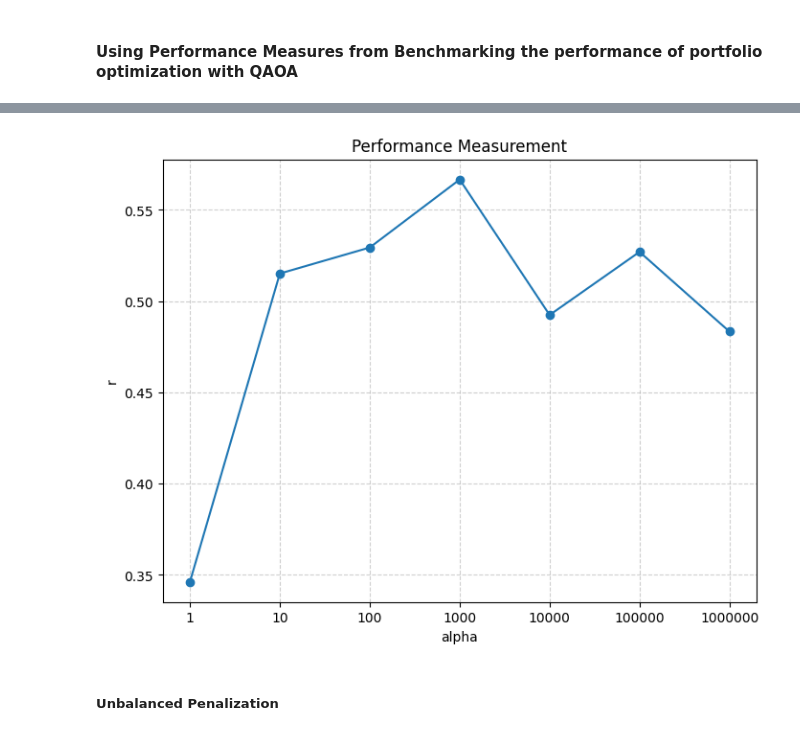
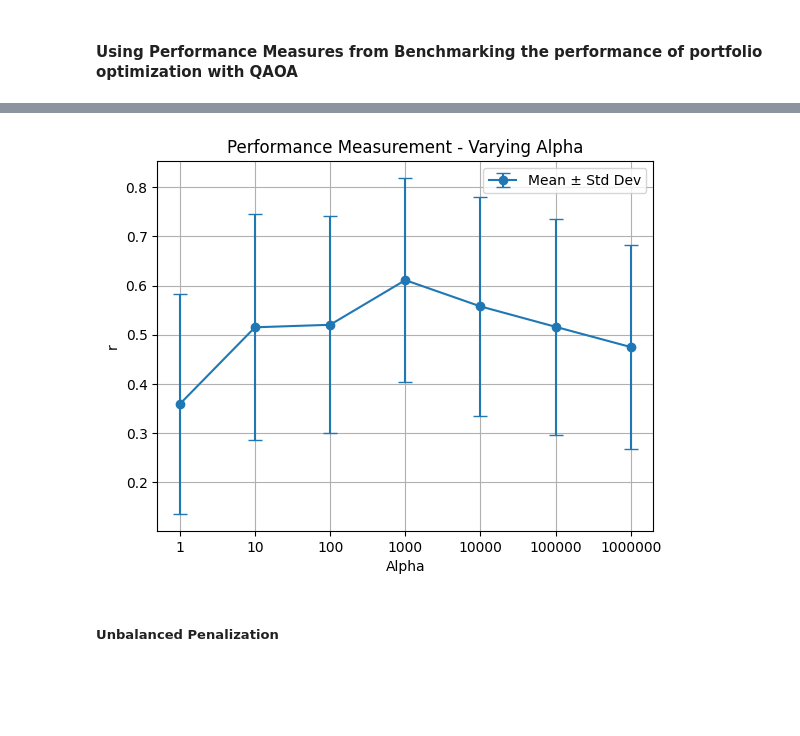
Before and after one commit to annafcosta/Operations-Research-QAOA, a Jupyter notebook: src/metrics_penalization_9_1_2.ipynb, the cells around one changed output, grey strips where cells are left out. Cells and saved outputs as stored; diff of their text form; code cells hidden in the pictures; blank space fills up the shorter version.

Commit message:
Standard deviation, alpha

```diff
--- a/src/metrics_penalization_9_1_2.ipynb
+++ b/src/metrics_penalization_9_1_2.ipynb
@@ -130,7 +130,7 @@ def cost_func(params, ansatz, hamiltonian, estimator):
 
     return cost
 # %%
-c_problem = declare_problem(1)
+c_problem = declare_problem(1000)
 print(c_problem.prettyprint())
 
 q_problem = declare_qubo_problem(c_problem, 1)
@@ -361,15 +317,10 @@ plt.show()
 # %%
-p_values = list(range(1, 8))
-r_values = []
+plt.errorbar(p_values, r_means_pos, yerr=r_stds_pos, fmt='o', linestyle='-', capsize=5, label="Mean ± Std Dev")
 
-for p in p_values:
-    y = run_experiment_performance_measurement_max(50, p, 1000, 1000, 3)
-    r_values.append(y)
-
-plt.plot(p_values, r_values, marker='o', linestyle='-')
 plt.xlabel("p")
 plt.ylabel("r")
-plt.title("Performance Measurement")
+plt.title("Performance Measurement - Positive r")
 plt.grid(True)
+plt.legend()
 plt.show()
 # %% [output]
@@ -382,11 +333,14 @@ def run_experiment_performance_measurement_alpha(alpha, n_range, p, shots_estima
 
     hamiltonian, offset = hamiltonian_offset(q_problem)
 
-    return run_experiment_performance_measurement_positive(n_range, p, shots_estimator, shots_sampler, level, hamiltonian, q_problem)
+    return run_experiment_performance_measurement(n_range, p, shots_estimator, shots_sampler, level, hamiltonian, q_problem)
 # %%
 alpha_values = list([1, 10, 100, 1000, 10000, 100000, 1000000])
-r_values = []
+
+r_means_alpha = []
+r_stds_alpha = []
 
 for alpha in alpha_values:
-    y = run_experiment_performance_measurement_alpha(alpha, 50, 3, 1000, 1000, 3)
-    r_values.append(y)
+    mean_r, std_r, percent_r, mean_r_pos, std_r_pos = run_experiment_performance_measurement_alpha(alpha, 50, 3, 1000, 1000, 3)
+    r_means_alpha.append(mean_r_pos)
+    r_stds_alpha.append(std_r_pos)
@@ -395,18 +347,15 @@ for alpha in alpha_values:
 # %%
-indices = np.arange(len(alpha_values))
+plt.errorbar(range(len(alpha_values)), r_means_alpha, yerr=r_stds_alpha, fmt='o', linestyle='-', capsize=5, label="Mean ± Std Dev")
 
-plt.figure(figsize=(8, 6))
-plt.plot(indices, r_values, marker='o', linestyle='-')
-plt.xticks(indices, alpha_values)
-
-plt.xlabel("alpha")
+plt.xticks(range(len(alpha_values)), alpha_values)
+plt.xlabel("Alpha")
 plt.ylabel("r")
-plt.title("Performance Measurement")
-
-plt.grid(True, linestyle="--", alpha=0.6)
+plt.title("Performance Measurement - Varying Alpha")
+plt.grid(True)
+plt.legend()
 plt.show()
 # %% [output]
-[figure, old version]
+[figure, new version]
 # %% [markdown]
 ##### Unbalanced Penalization
 # %%
```
Also changed, not shown: parts of 11 cells of this notebook, 2 other files.
